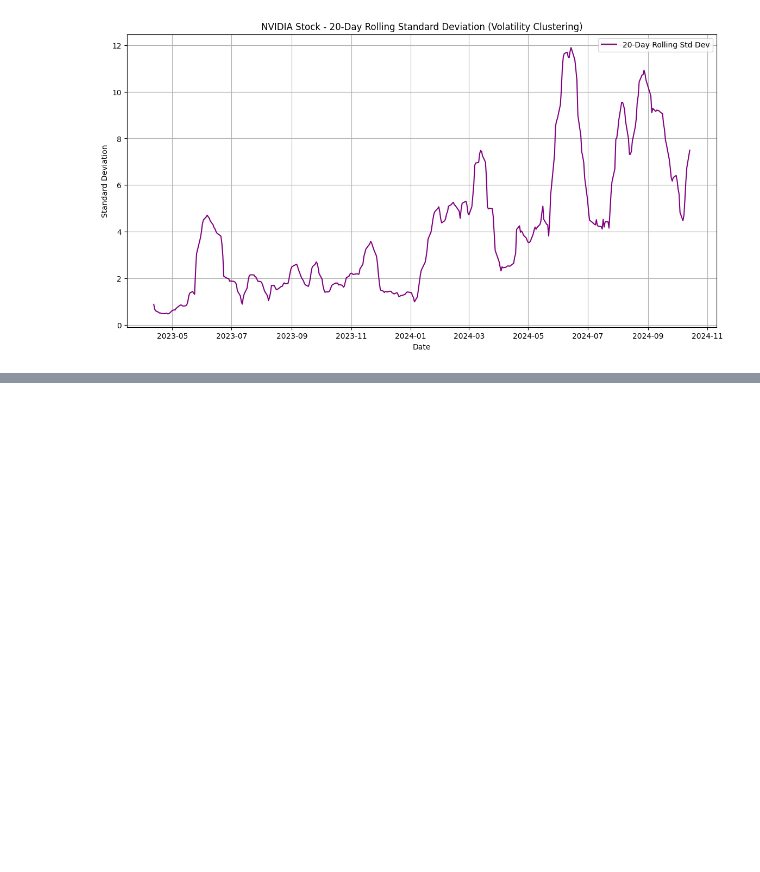
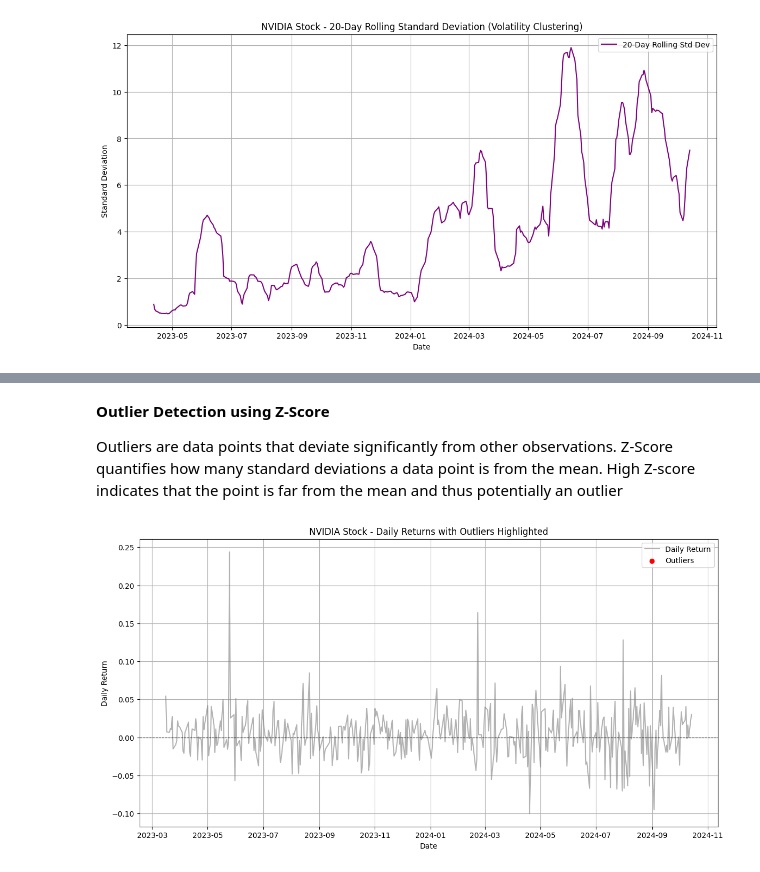
Before and after one commit to mervegb/stock-market-analysis-lstm, a Jupyter notebook: analysis-modeling-nvidia-data.ipynb, the cells around one changed output, grey strips where cells are left out. Cells and saved outputs as stored; diff of their text form; code cells hidden in the pictures; blank space fills up the shorter version.

Commit message:
outlier detection with z-score

```diff
--- a/analysis-modeling-nvidia-data.ipynb
+++ b/analysis-modeling-nvidia-data.ipynb
@@ -284,0 +324,25 @@ plt.show()
+# %% [markdown]
+**Outlier Detection using Z-Score**
+
+Outliers are data points that deviate significantly from other observations.
+Z-Score quantifies how many standard deviations a data point is from the mean. High Z-score indicates that the point is far from the mean and thus potentially an outlier
+# %%
+#Calculate Z-Score of Daily Returns
+data["Z_Score"] = zscore(data["Daily_Return"]).fillna(0)
+
+#Define outliers as points where Z-Score > 3 or < -3
+outliers = data[(data['Z_Score'] > 3) | (data['Z_Score'] < -3)]
+
+# Plot Daily Returns with Outliers Highlighted
+plt.figure(figsize=(14, 7))
+plt.plot(data['Daily_Return'], label='Daily Return', color='grey', alpha=0.6)
+plt.scatter(outliers.index, outliers['Daily_Return'], color='red', label='Outliers', marker='o')
+plt.title('NVIDIA Stock - Daily Returns with Outliers Highlighted')
+plt.xlabel('Date')
+plt.ylabel('Daily Return')
+plt.axhline(0, color='black', linestyle='--', linewidth=0.8)
+plt.grid(True)
+plt.legend()
+plt.show()
+# %% [output]
+[figure, added]
```
Also changed, not shown: parts of 6 cells of this notebook.
